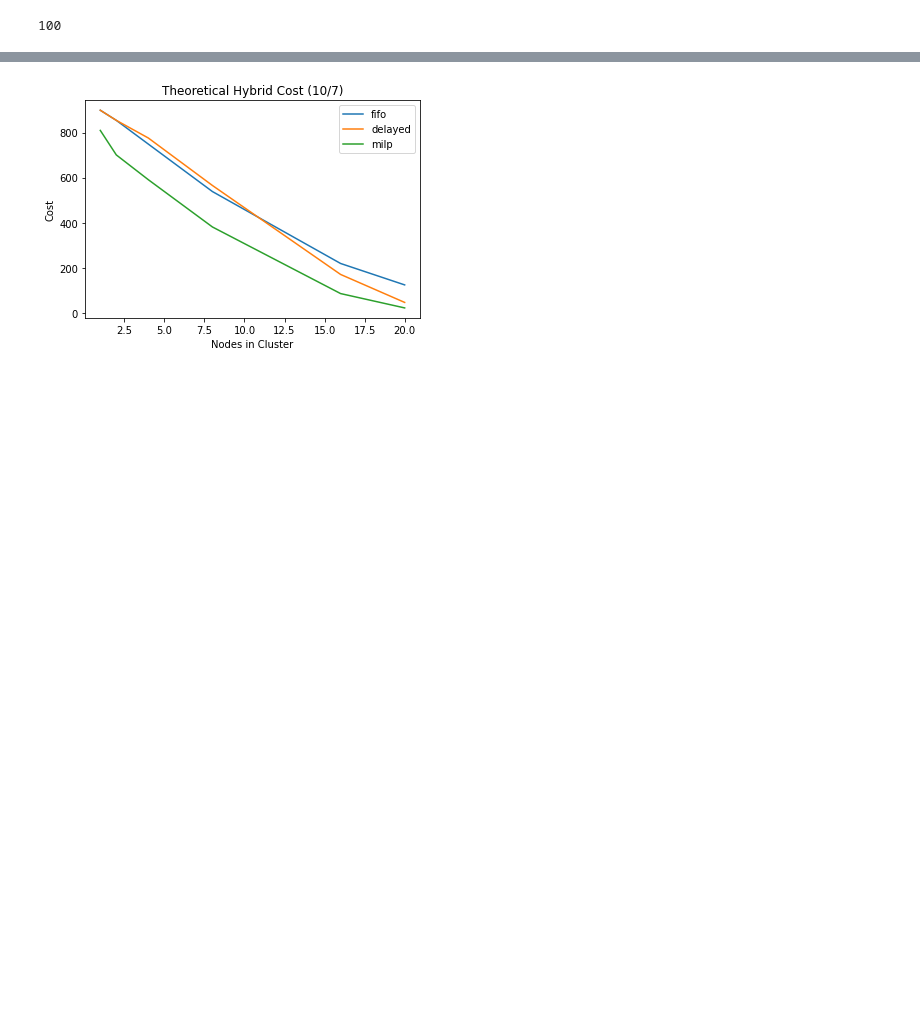
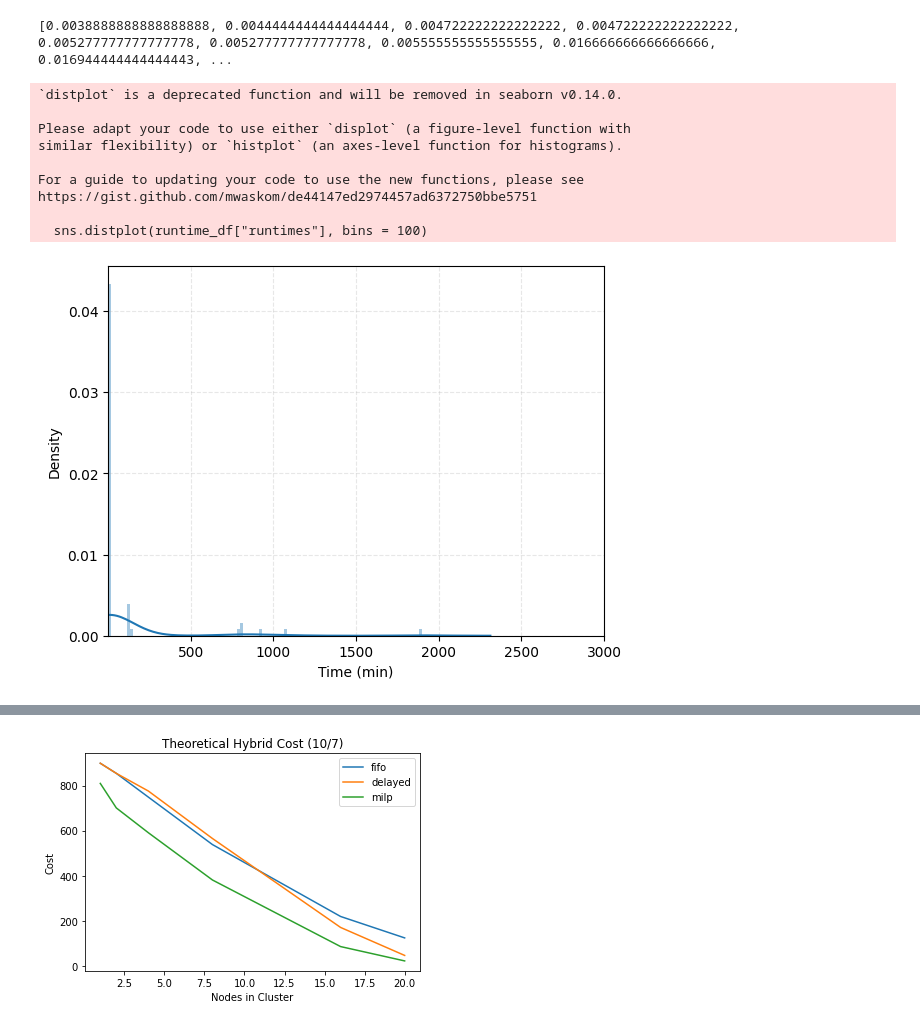
Before and after one commit to michaelzhiluo/starburst, a Jupyter notebook: problem_v1.ipynb, the cells around one changed output, grey strips where cells are left out. Cells and saved outputs as stored; diff of their text form; code cells hidden in the pictures; blank space fills up the shorter version.

```diff
--- a/problem_v1.ipynb
+++ b/problem_v1.ipynb
@@ -263,23 +268,46 @@ No handles with labels found to put in legend.
 # %%
 # Preprocessing
-og_day_jobs = day_jobs
-day_jobs = og_day_jobs[0:100]
-print(len(day_jobs))
+day_jobs = jobs[10600:10700]
+
+#print(len(day_jobs))
 deadline_multiplier = 1.05
 # Let's do everything in hours (for normalization sake)
 starting_time = day_jobs[0]._submitted_time
 
+# Offline Setting
 dayjob_arrival_times = [(j._submitted_time- starting_time).seconds/3600.0 for j in day_jobs]
-
+#print(dayjob_arrival_times)
+dayjob_arrival_times = [0.0 for j in day_jobs]
 
 dayrun_times = []
 for j in day_jobs:
     if j._run_time is not None and j.status=='Pass':
         dayrun_times.append(j._run_time)
 dayjob_run_times = [j/60.0 for j in dayrun_times]
+dayrun_times.sort()
+print([j/60.0 for j in dayrun_times])
+runtime_df = pd.DataFrame(dayrun_times, columns=['runtimes'])
+sns.distplot(runtime_df["runtimes"], bins = 100)
+#plt.xscale('log')
+plt.xlim(10 ** -1, 3*10 ** 3)
+plt.xlabel('Time (min)')
+plt.grid(alpha=.3, linestyle='--')
+plt.show()
 # Here jobs can only wait for at max 5% of its runtime
 dayjob_dead_times = [dayjob_arrival_times[i] + deadline_multiplier * dayjob_run_times[i] for i, _ in enumerate(dayjob_run_times)]
 
-num_nodes = 20
+job_info = [(dayjob_arrival_times[i], dayjob_run_times[i], dayjob_dead_times[i]) for i in range(len(dayjob_run_times))]
+num_nodes = 8
+#print(job_info)
 # %% [output]
-100
+[0.0038888888888888888, 0.0044444444444444444, 0.004722222222222222, 0.004722222222222222, 0.005277777777777778, 0.005277777777777778, 0.005555555555555555, 0.016666666666666666, 0.016944444444444443, ...
+`distplot` is a deprecated function and will be removed in seaborn v0.14.0.
+
+Please adapt your code to use either `displot` (a figure-level function with
+similar flexibility) or `histplot` (an axes-level function for histograms).
+
+For a guide to updating your code to use the new functions, please see
+https://gist.github.com/mwaskom/de44147ed2974457ad6372750bbe5751
+
+  sns.distplot(runtime_df["runtimes"], bins = 100)
+[figure, added]
```
Also changed, not shown: parts of 8 cells of this notebook, 1 other file.
